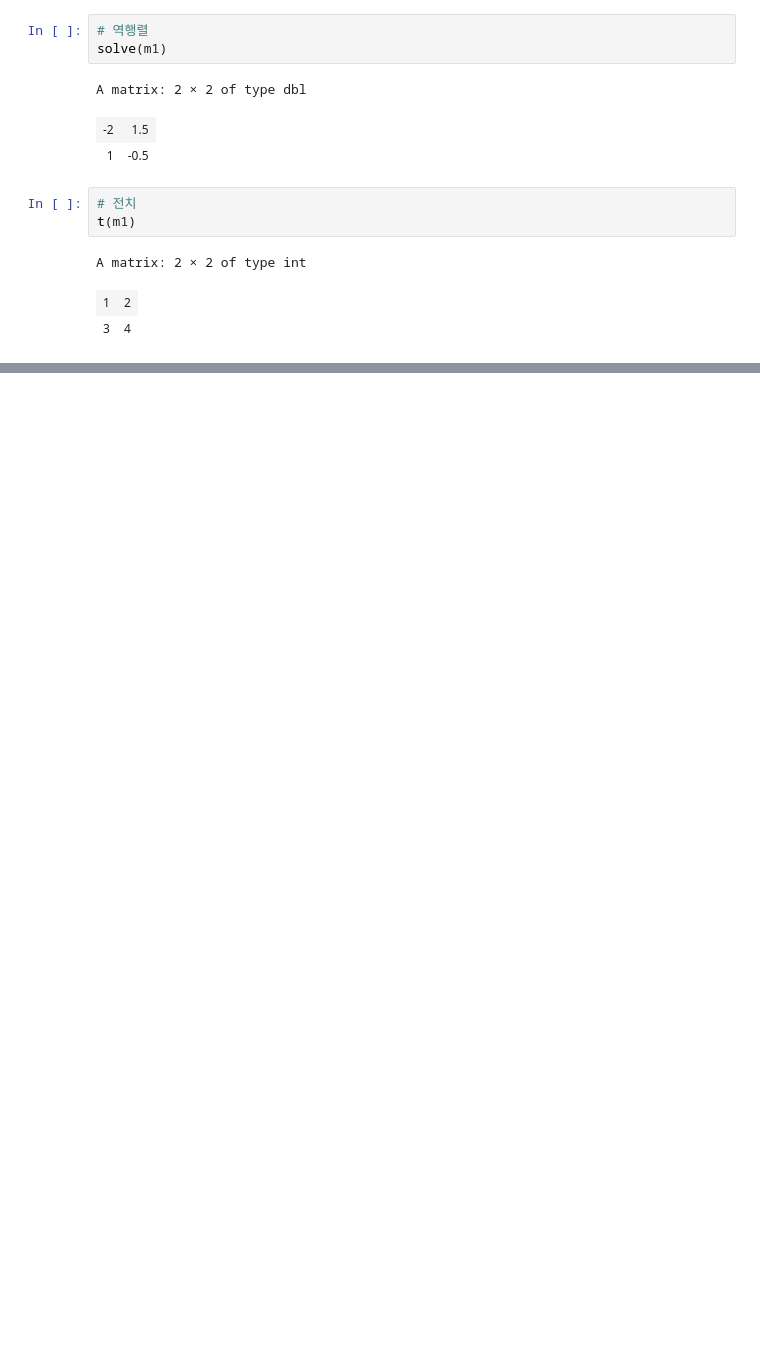
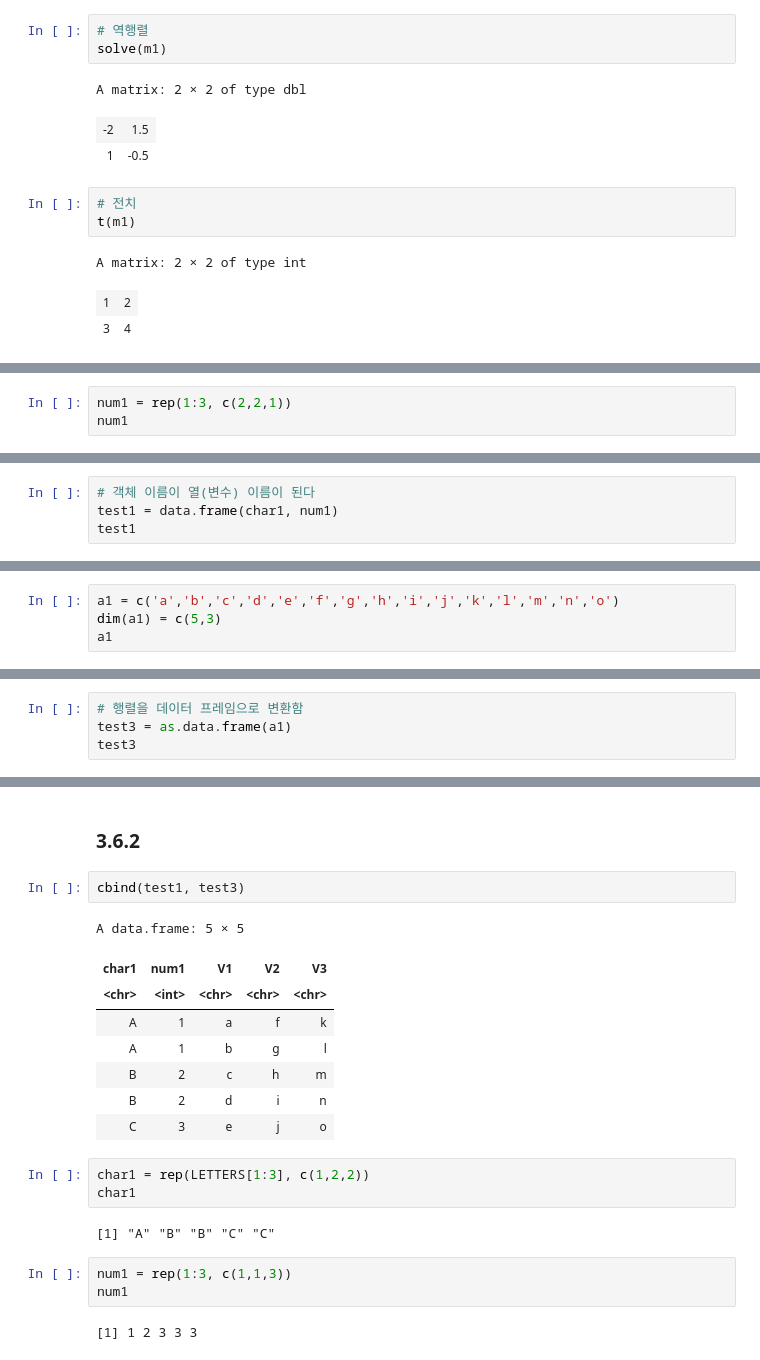
Before and after one commit to rickiepark/knou_stat, a Jupyter notebook: r_computing/3장.ipynb, the cells around one changed output, grey strips where cells are left out. Drawn from its saved outputs; the diff is of its cells as text; blank space fills up the shorter version.

```diff
--- a/r_computing/3장.ipynb
+++ b/r_computing/3장.ipynb
@@ -339,0 +673,3 @@ A matrix: 2 × 2 of type int
+# %%
+num1 = rep(1:3, c(2,2,1))
+num1
@@ -339,0 +678,4 @@ A matrix: 2 × 2 of type int
+# %%
+# 객체 이름이 열(변수) 이름이 된다
+test1 = data.frame(char1, num1)
+test1
@@ -339,0 +691,4 @@ A matrix: 2 × 2 of type int
+# %%
+a1 = c('a','b','c','d','e','f','g','h','i','j','k','l','m','n','o')
+dim(a1) = c(5,3)
+a1
@@ -339,0 +702,4 @@ A matrix: 2 × 2 of type int
+# %%
+# 행렬을 데이터 프레임으로 변환함
+test3 = as.data.frame(a1)
+test3
@@ -339,0 +715,23 @@ A matrix: 2 × 2 of type int
+# %% [markdown]
+### 3.6.2
+# %%
+cbind(test1, test3)
+# %% [output]
+A data.frame: 5 × 5
+| char1 | num1 | V1 | V2 | V3 |
+| <chr> | <int> | <chr> | <chr> | <chr> |
+| A | 1 | a | f | k |
+| A | 1 | b | g | l |
+| B | 2 | c | h | m |
+| B | 2 | d | i | n |
+| C | 3 | e | j | o |
+# %%
+char1 = rep(LETTERS[1:3], c(1,2,2))
+char1
+# %% [output]
+[1] "A" "B" "B" "C" "C"
+# %%
+num1 = rep(1:3, c(1,1,3))
+num1
+# %% [output]
+[1] 1 2 3 3 3
```
Also changed, not shown: parts of 53 cells of this notebook.
